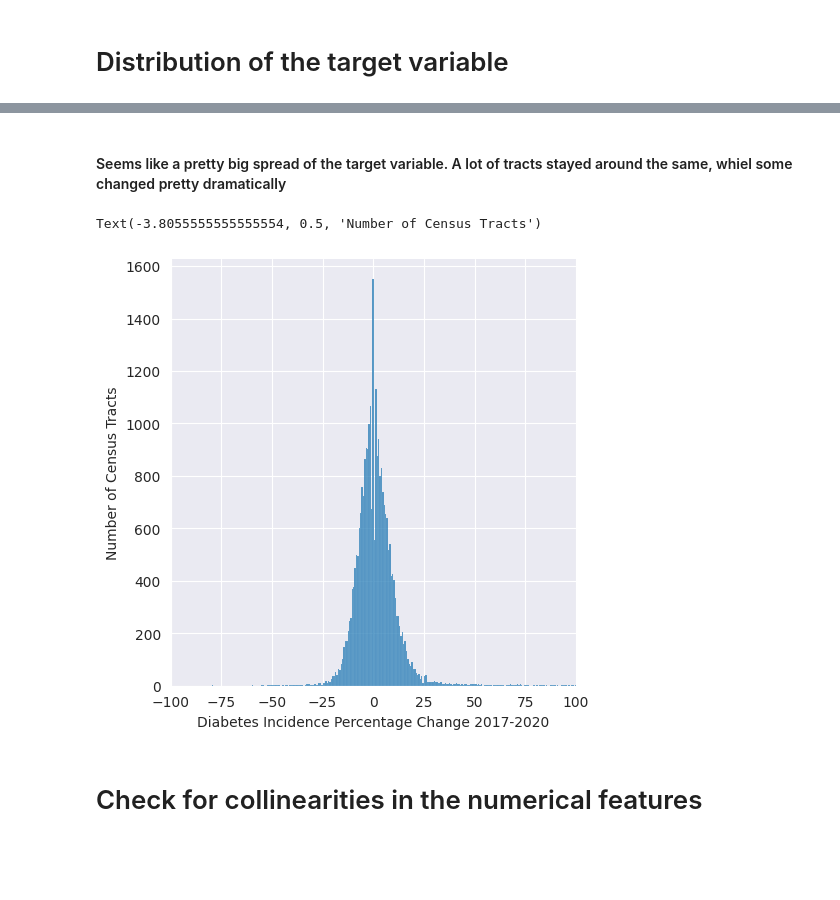
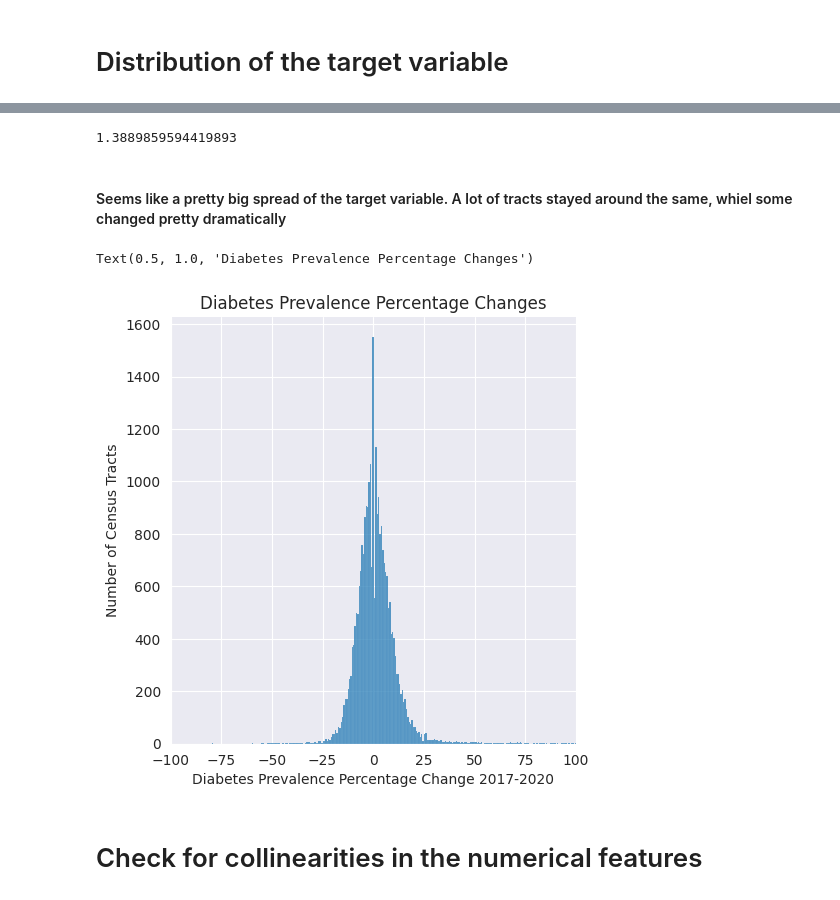
Before and after one commit to Tyler-Chi/Diabetes_Trend_Forecast, a Jupyter notebook: EDA.ipynb, the cells around one changed output, grey strips where cells are left out. Saved outputs shown, nothing was run; the diff lists cells and outputs as text; code cells hidden in the pictures; blank space fills up the shorter version.

```diff
--- a/EDA.ipynb
+++ b/EDA.ipynb
@@ -33,13 +26,18 @@ training_data.head(3)
+# %%
+np.mean(100 * training_data['diabetes_change_rate_2020'])
+# %% [output]
+1.3889859594419893
 # %% [markdown]
 #### Seems like a pretty big spread of the target variable. A lot of tracts stayed around the same, whiel some changed pretty dramatically
 # %%
 sns.displot(100 * training_data['diabetes_change_rate_2020'])
 plt.xlim([-100,100])
-plt.xlabel('Diabetes Incidence Percentage Change 2017-2020')
+plt.xlabel('Diabetes Prevalence Percentage Change 2017-2020')
 plt.ylabel('Number of Census Tracts')
+plt.title('Diabetes Prevalence Percentage Changes')
 # %% [output]
-Text(-3.8055555555555554, 0.5, 'Number of Census Tracts')
+Text(0.5, 1.0, 'Diabetes Prevalence Percentage Changes')
-[figure, old version]
+[figure, new version]
 # %% [markdown]
 # Check for collinearities in the numerical features
 # %% [markdown]
```
Also changed, not shown: parts of 5 cells of this notebook, 9 other files.
